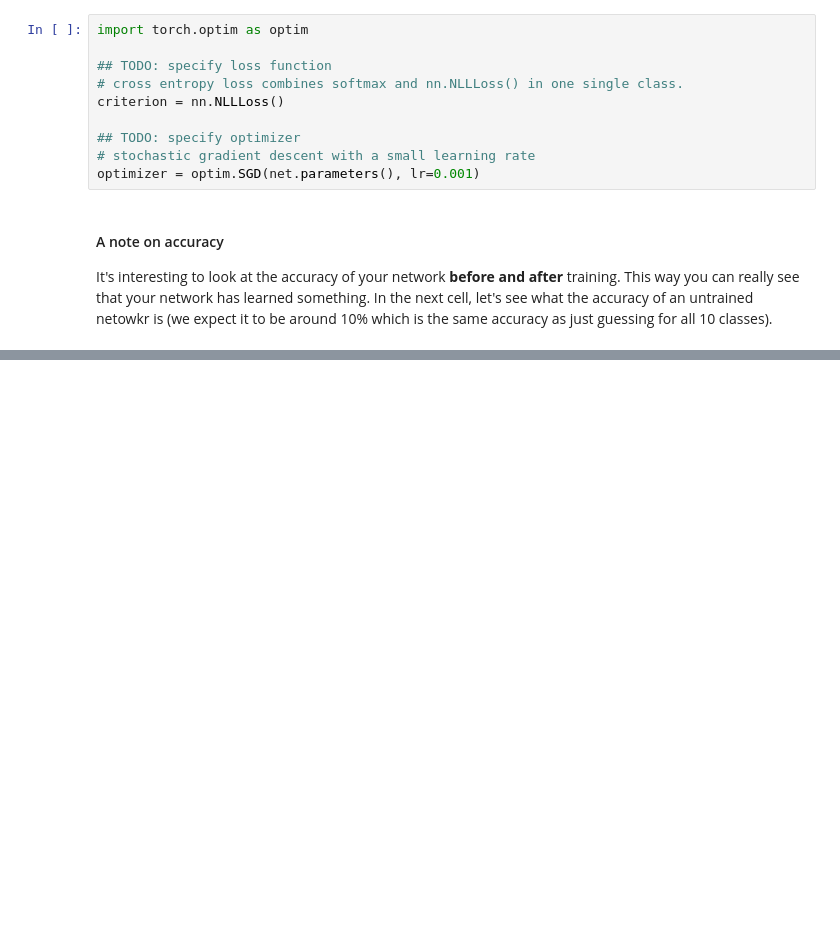
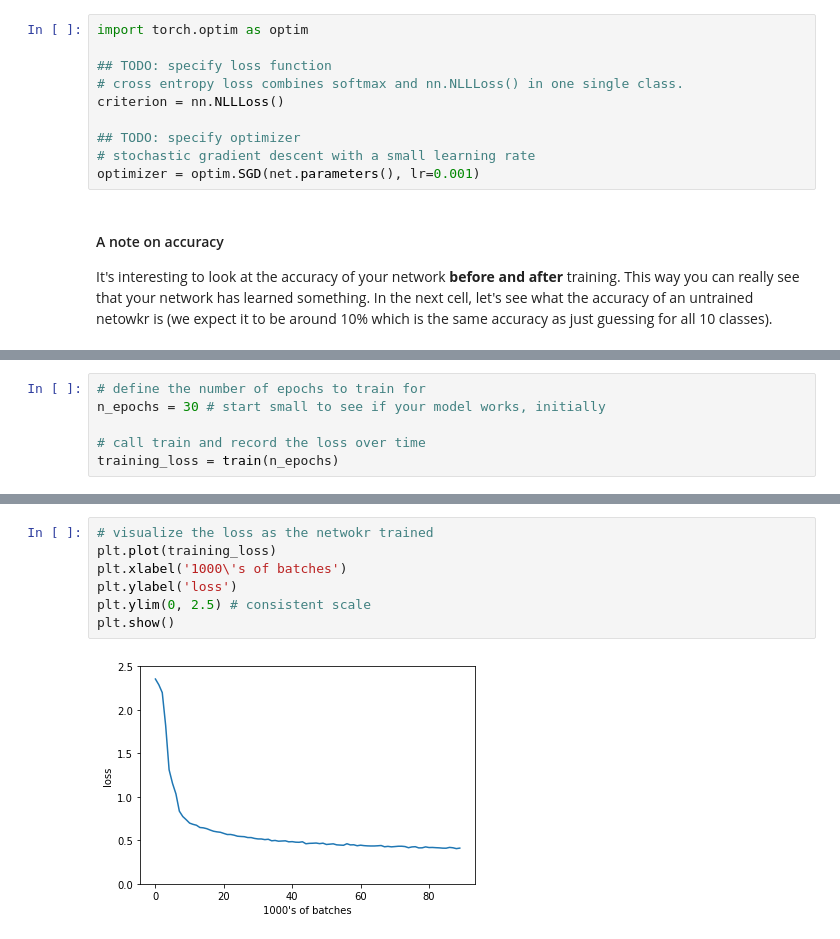
Before and after one commit to linked0/deep-rl, a Jupyter notebook: pytorch/Classify FashionMNIST, exercise.ipynb, the cells around one changed output, grey strips where cells are left out. Cells and saved outputs as stored; diff of their text form; blank space fills up the shorter version.

Commit message:
PyTorch CNN Train 코드 완성 및 테스트

```diff
--- a/pytorch/Classify FashionMNIST, exercise.ipynb
+++ b/pytorch/Classify FashionMNIST, exercise.ipynb
@@ -234,0 +277,6 @@ Here are the steps that this training function performs as it iterates over the
+# %%
+# define the number of epochs to train for
+n_epochs = 30 # start small to see if your model works, initially
+
+# call train and record the loss over time
+training_loss = train(n_epochs)
@@ -234,0 +306,9 @@ Here are the steps that this training function performs as it iterates over the
+# %%
+# visualize the loss as the netwokr trained
+plt.plot(training_loss)
+plt.xlabel('1000\'s of batches')
+plt.ylabel('loss')
+plt.ylim(0, 2.5) # consistent scale
+plt.show()
+# %% [output]
+[figure, added]
```
Also changed, not shown: parts of 7 cells of this notebook, 11 other files.
